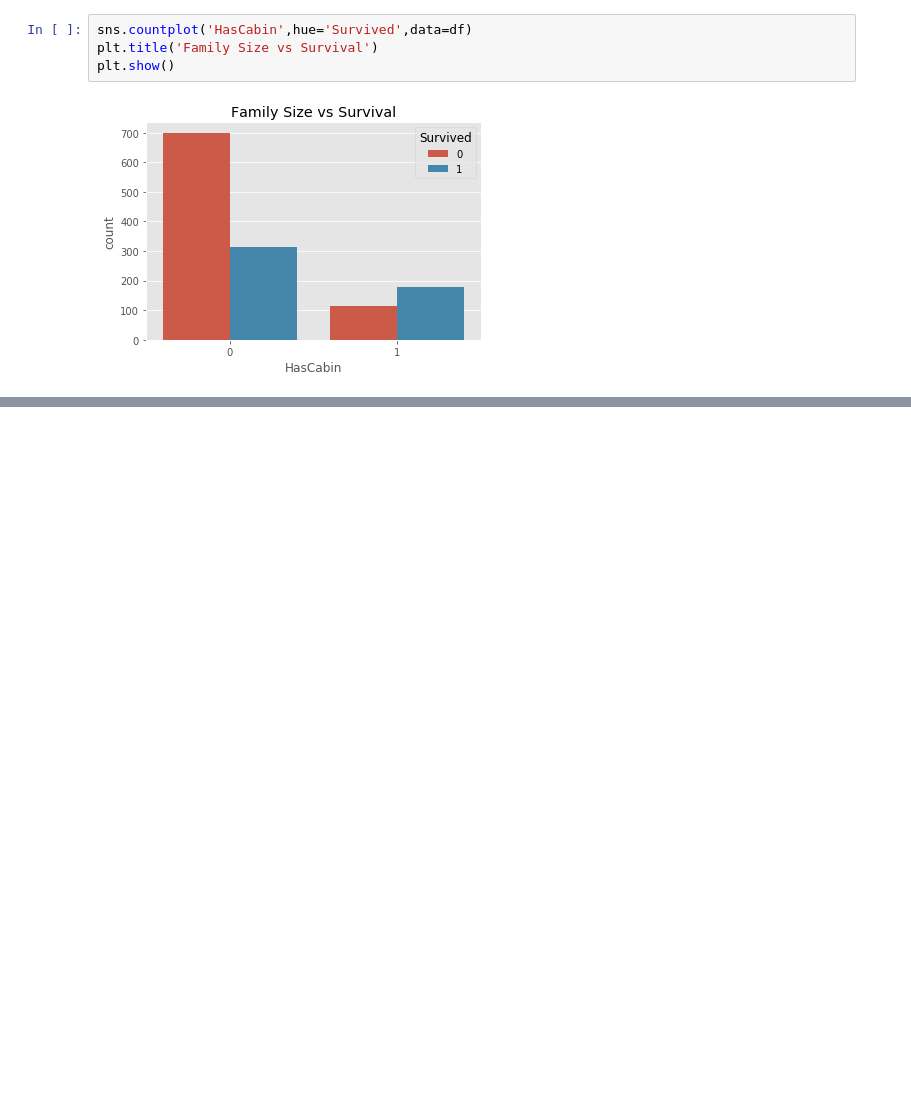
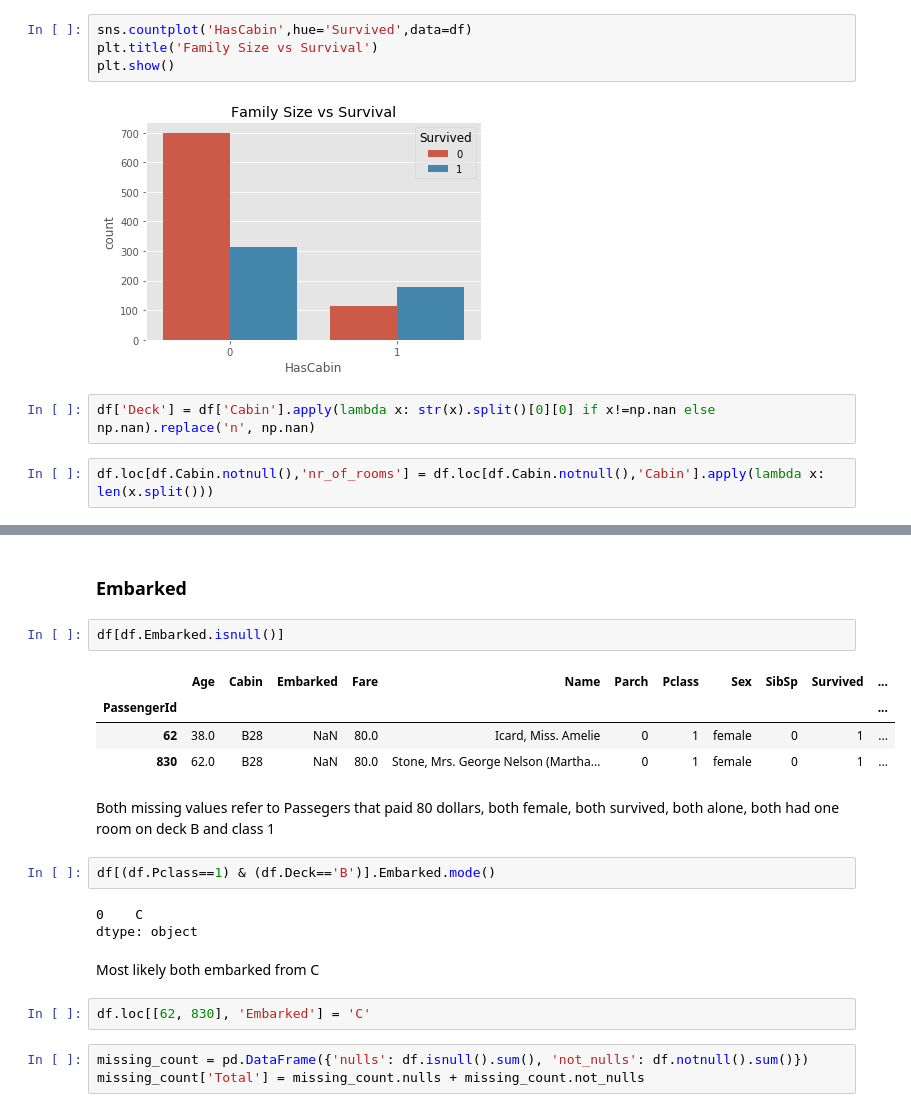
Before and after one commit to Akorra/Kaggle_Titanic, a Jupyter notebook: EDA.ipynb, the cells around one changed output, grey strips where cells are left out. Drawn from its saved outputs; the diff is of its cells as text; blank space fills up the shorter version.

Commit message:
Data Cleaning and Feature engineering

```diff
--- a/EDA.ipynb
+++ b/EDA.ipynb
@@ -131,3 +133,7 @@ plt.title('Family Size vs Survival')
 plt.show()
 # %% [output]
 [figure]
+# %%
+df['Deck'] = df['Cabin'].apply(lambda x: str(x).split()[0][0] if x!=np.nan else np.nan).replace('n', np.nan)
+# %%
+df.loc[df.Cabin.notnull(),'nr_of_rooms'] = df.loc[df.Cabin.notnull(),'Cabin'].apply(lambda x: len(x.split()))
@@ -133,0 +158,23 @@ plt.show()
+# %% [markdown]
+### Embarked
+# %%
+df[df.Embarked.isnull()]
+# %% [output]
+|  | Age | Cabin | Embarked | Fare | Name | Parch | Pclass | Sex | SibSp | Survived | ... |
+| PassengerId |  |  |  |  |  |  |  |  |  |  | ... |
+| 62 | 38.0 | B28 | NaN | 80.0 | Icard, Miss. Amelie | 0 | 1 | female | 0 | 1 | ... |
+| 830 | 62.0 | B28 | NaN | 80.0 | Stone, Mrs. George Nelson (Martha... | 0 | 1 | female | 0 | 1 | ... |
+# %% [markdown]
+Both missing values refer to Passegers that paid 80 dollars, both female, both survived, both alone, both had one room on deck B and class 1
+# %%
+df[(df.Pclass==1) & (df.Deck=='B')].Embarked.mode()
+# %% [output]
+0    C
+dtype: object
+# %% [markdown]
+Most likely both embarked from C
+# %%
+df.loc[[62, 830], 'Embarked'] = 'C'
+# %%
+missing_count = pd.DataFrame({'nulls': df.isnull().sum(), 'not_nulls': df.notnull().sum()})
+missing_count['Total'] = missing_count.nulls + missing_count.not_nulls
```
Also changed, not shown: parts of 8 cells of this notebook.
